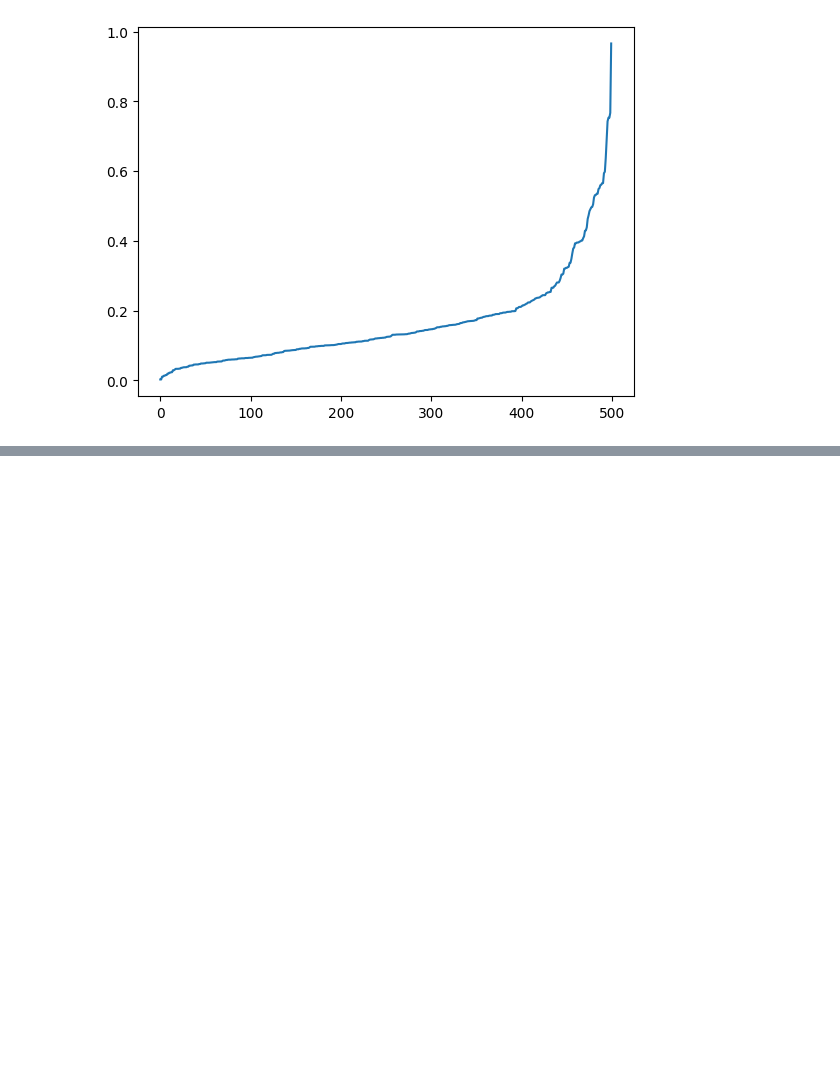
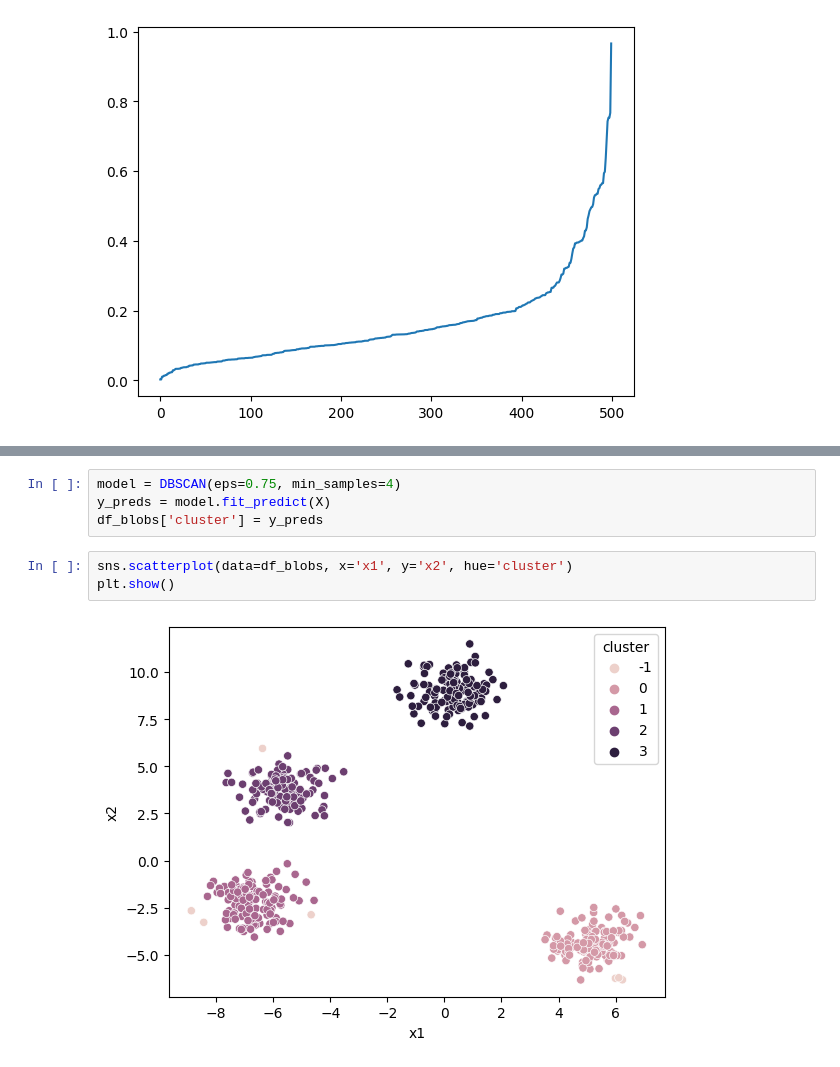
Before and after one commit to PabloJRW/clustering, a Jupyter notebook: dbscan.ipynb, the cells around one changed output, grey strips where cells are left out. Saved outputs shown, nothing was run; the diff lists cells and outputs as text; blank space fills up the shorter version.

```diff
--- a/dbscan.ipynb
+++ b/dbscan.ipynb
@@ -105,0 +143,9 @@ plt.show()
+# %%
+model = DBSCAN(eps=0.75, min_samples=4)
+y_preds = model.fit_predict(X)
+df_blobs['cluster'] = y_preds
+# %%
+sns.scatterplot(data=df_blobs, x='x1', y='x2', hue='cluster')
+plt.show()
+# %% [output]
+[figure, added]
```
Also changed, not shown: parts of 5 cells of this notebook.
